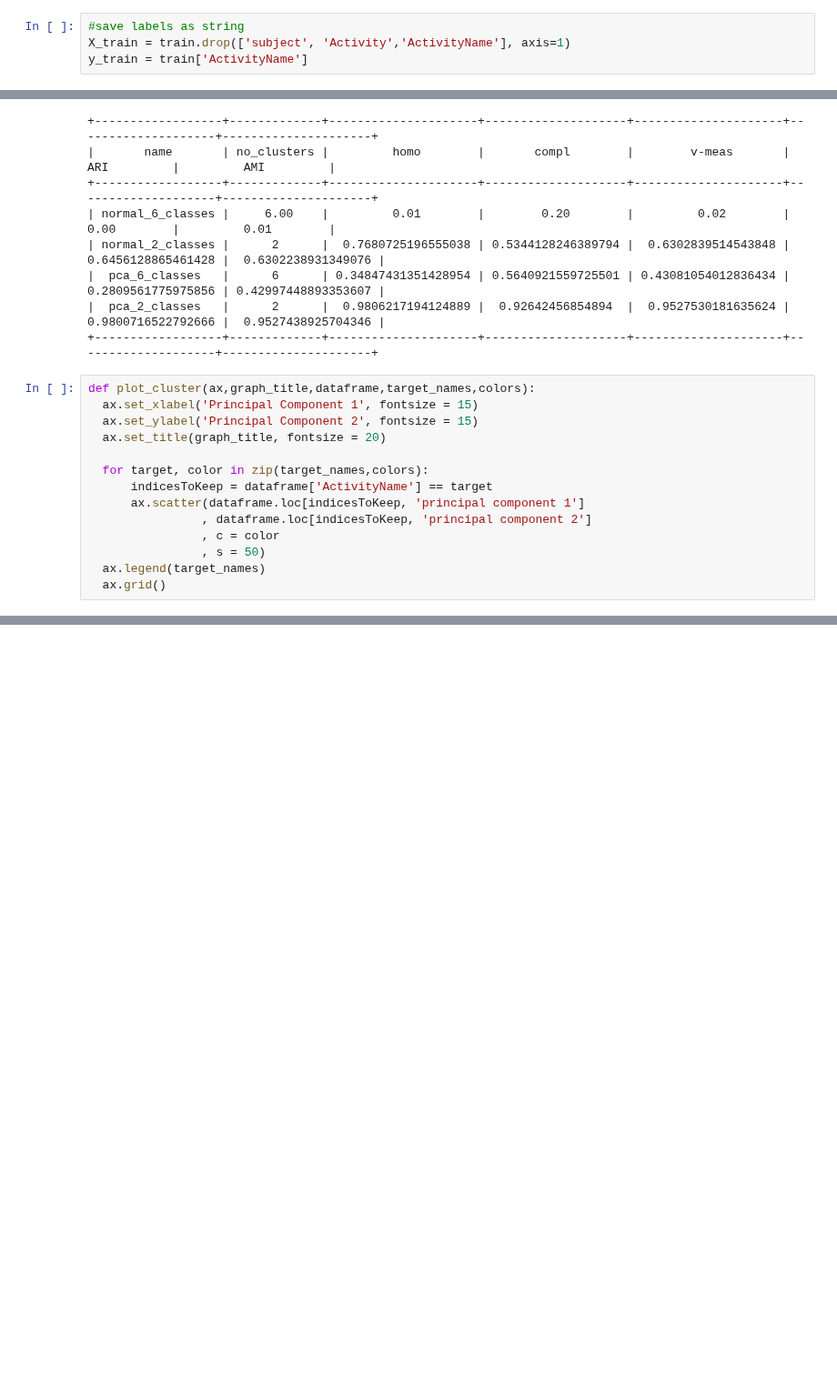
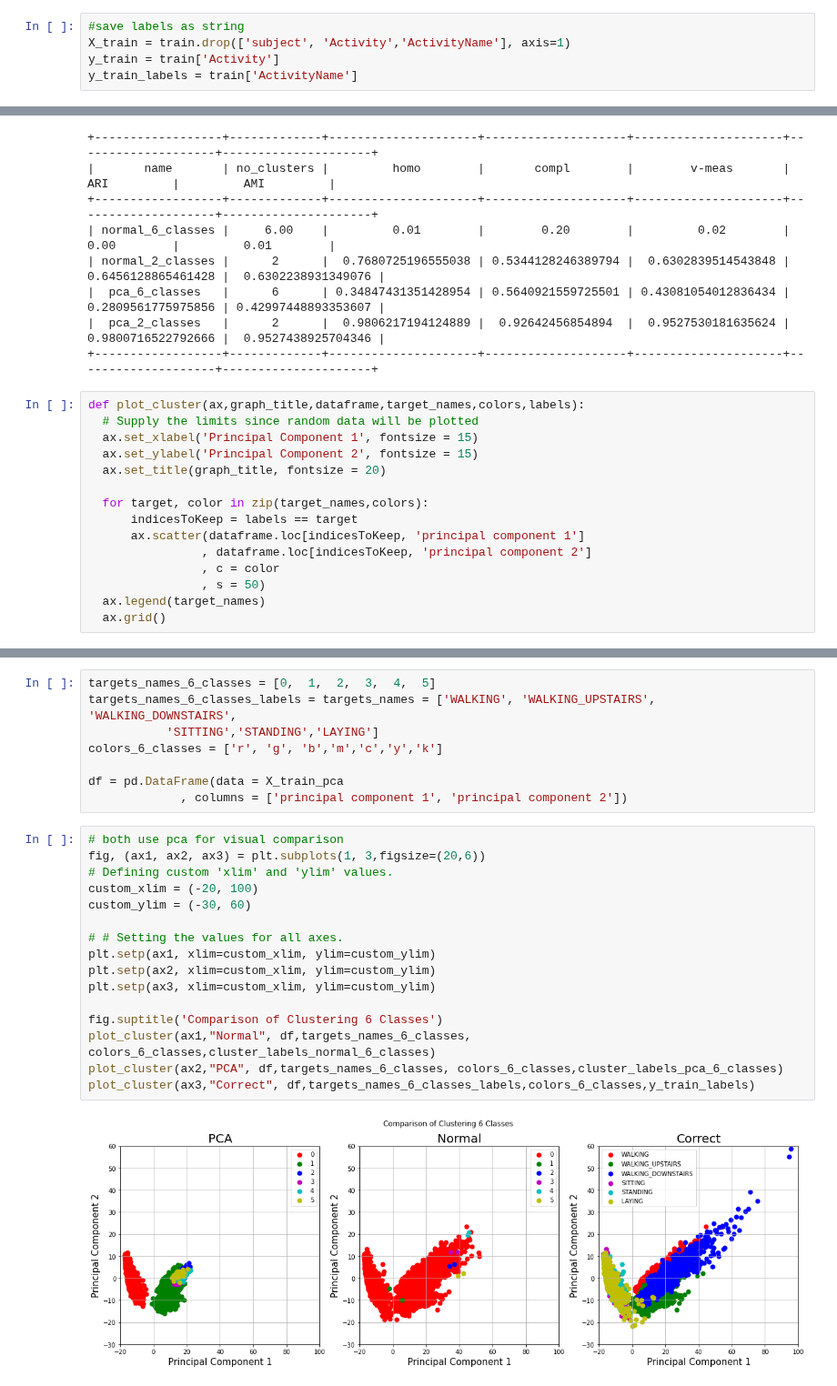
Before and after one commit to claredavies/MachineLearningCoursework, a Jupyter notebook: Assignment3/Assignment3HumanActivityRecognition.ipynb, the cells around one changed output, grey strips where cells are left out. Shown at 91% size. Drawn from its saved outputs; the diff is of its cells as text; blank space fills up the shorter version.

Commit message:
Able to plot cluster plots on same axis

```diff
--- a/Assignment3/Assignment3HumanActivityRecognition.ipynb
+++ b/Assignment3/Assignment3HumanActivityRecognition.ipynb
@@ -179,5 +179,6 @@ plt.show()
 # %%
 #save labels as string
 X_train = train.drop(['subject', 'Activity','ActivityName'], axis=1)
-y_train = train['ActivityName']
+y_train = train['Activity']
+y_train_labels = train['ActivityName']
 # %%
@@ -421,13 +428,14 @@ print(t)
 |  pca_2_classes   |      2      |  0.9806217194124889 |  0.92642456854894  |  0.9527530181635624 | 0.9800716522792666 |  0.9527438925704346 |
 +------------------+-------------+---------------------+--------------------+---------------------+--------------------+---------------------+
 # %%
-def plot_cluster(ax,graph_title,dataframe,target_names,colors):
+def plot_cluster(ax,graph_title,dataframe,target_names,colors,labels):
+  # Supply the limits since random data will be plotted
   ax.set_xlabel('Principal Component 1', fontsize = 15)
   ax.set_ylabel('Principal Component 2', fontsize = 15)
   ax.set_title(graph_title, fontsize = 20)
 
   for target, color in zip(target_names,colors):
-      indicesToKeep = dataframe['ActivityName'] == target
+      indicesToKeep = labels == target
       ax.scatter(dataframe.loc[indicesToKeep, 'principal component 1']
                 , dataframe.loc[indicesToKeep, 'principal component 2']
                 , c = color
@@ -451,0 +447,26 @@ plot_cluster(ax2,"Correct", finalDfcorrect,targets_names,colors )
+# %%
+targets_names_6_classes = [0,  1,  2,  3,  4,  5]
+targets_names_6_classes_labels = targets_names = ['WALKING', 'WALKING_UPSTAIRS', 'WALKING_DOWNSTAIRS',
+           'SITTING','STANDING','LAYING']
+colors_6_classes = ['r', 'g', 'b','m','c','y','k']
+
+df = pd.DataFrame(data = X_train_pca
+             , columns = ['principal component 1', 'principal component 2'])
+# %%
+# both use pca for visual comparison
+fig, (ax1, ax2, ax3) = plt.subplots(1, 3,figsize=(20,6))
+# Defining custom 'xlim' and 'ylim' values.
+custom_xlim = (-20, 100)
+custom_ylim = (-30, 60)
+
+# # Setting the values for all axes.
+plt.setp(ax1, xlim=custom_xlim, ylim=custom_ylim)
+plt.setp(ax2, xlim=custom_xlim, ylim=custom_ylim)
+plt.setp(ax3, xlim=custom_xlim, ylim=custom_ylim)
+
+fig.suptitle('Comparison of Clustering 6 Classes')
+plot_cluster(ax1,"Normal", df,targets_names_6_classes, colors_6_classes,cluster_labels_normal_6_classes)
+plot_cluster(ax2,"PCA", df,targets_names_6_classes, colors_6_classes,cluster_labels_pca_6_classes)
+plot_cluster(ax3,"Correct", df,targets_names_6_classes_labels,colors_6_classes,y_train_labels)
+# %% [output]
+[figure, added]
```
Also changed, not shown: parts of 7 cells of this notebook.
